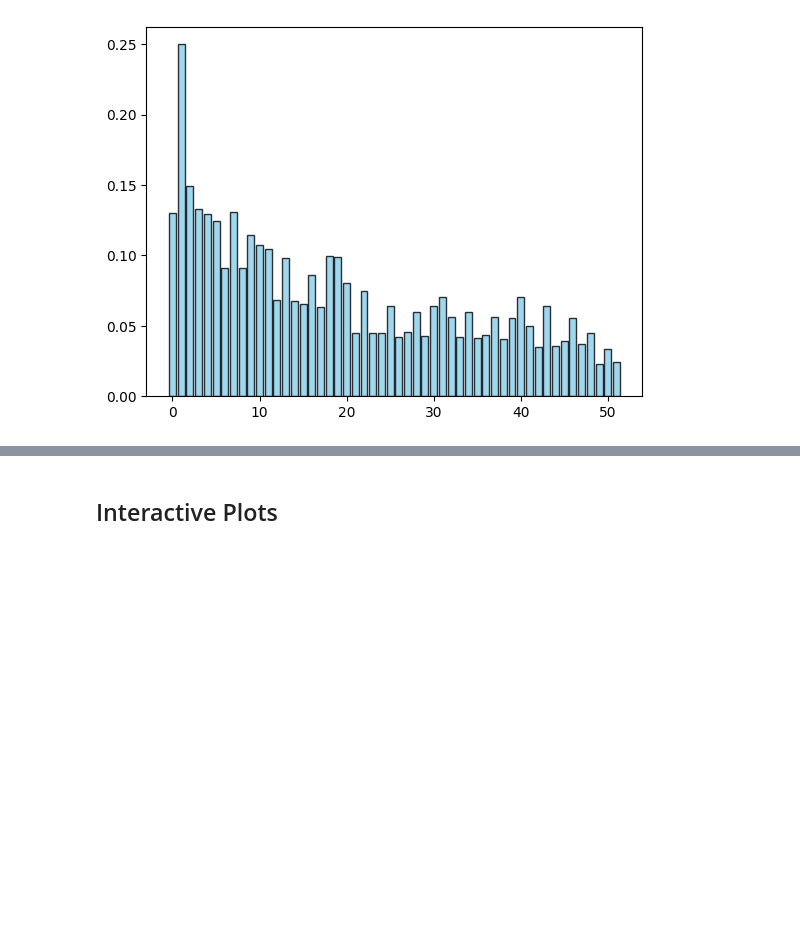
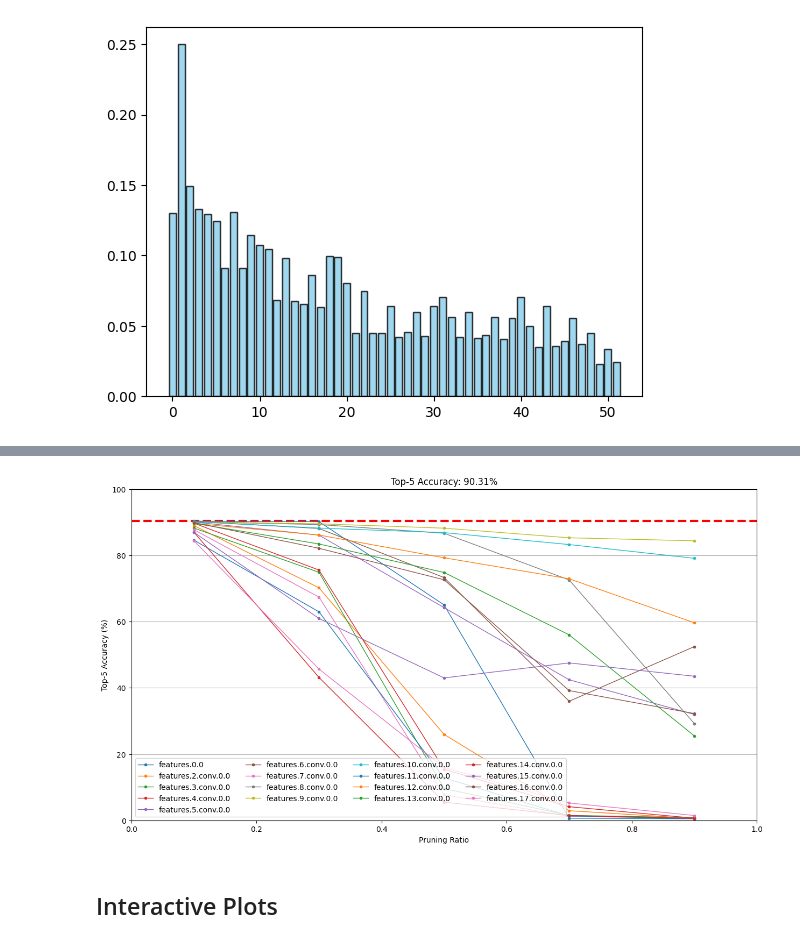
Before and after one commit to alfredowh/model-compression, a Jupyter notebook: notebooks/model_exploration.ipynb, the cells around one changed output, grey strips where cells are left out. Cells and saved outputs as stored; diff of their text form; code cells hidden in the pictures; blank space fills up the shorter version.

```diff
--- a/notebooks/model_exploration.ipynb
+++ b/notebooks/model_exploration.ipynb
@@ -211,2 +152,6 @@ plt.show()
+# %%
+plot_sensitivity_analysis(data, acc_type="top5")
+# %% [output]
+[figure, added]
 # %% [markdown]
 ## Interactive Plots
```
Also changed, not shown: parts of 20 cells of this notebook.
